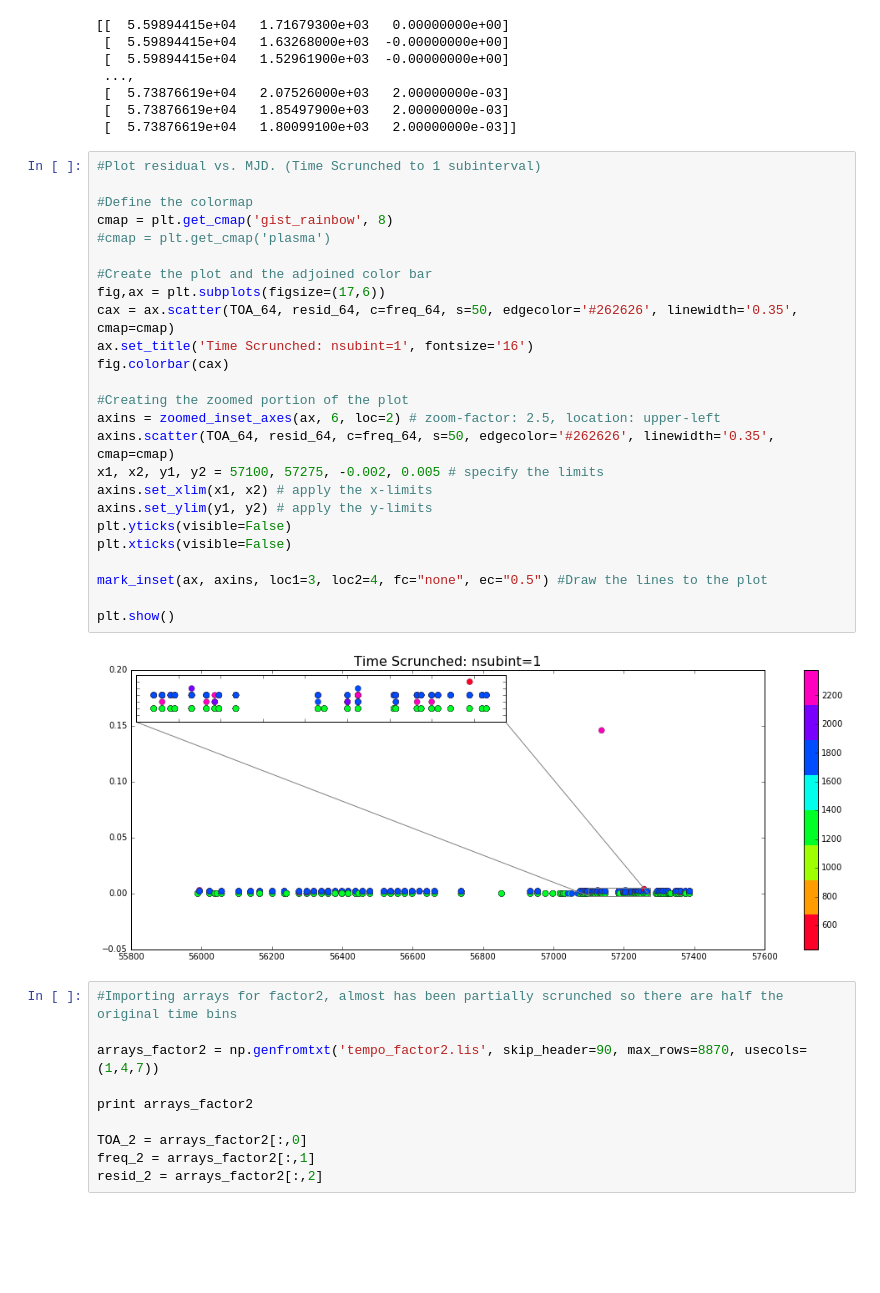
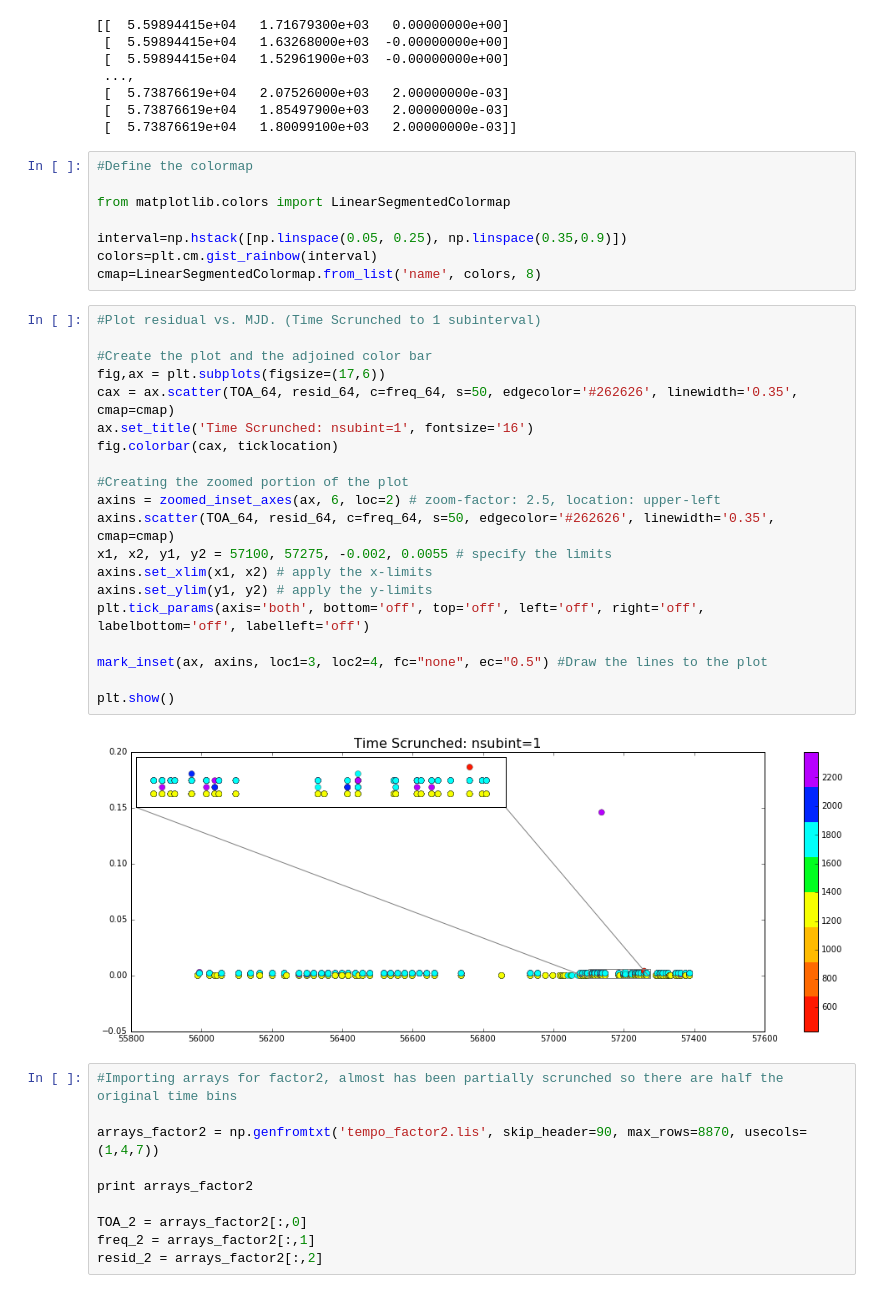
Before and after one commit to elliesch/pulsar_codes, a Jupyter notebook: ResidVsTime.ipynb, the cells around one changed output. Drawn from its saved outputs; the diff is of its cells as text; blank space fills up the shorter version.

Commit message:
Changed colorbar and plot bounds

```diff
--- a/ResidVsTime.ipynb
+++ b/ResidVsTime.ipynb
@@ -29,33 +29,36 @@ resid_64 = arrays_factor64[:,2]
  [  5.73876619e+04   2.07526000e+03   2.00000000e-03]
  [  5.73876619e+04   1.85497900e+03   2.00000000e-03]
  [  5.73876619e+04   1.80099100e+03   2.00000000e-03]]
+# %%
+#Define the colormap
+
+from matplotlib.colors import LinearSegmentedColormap
+
+interval=np.hstack([np.linspace(0.05, 0.25), np.linspace(0.35,0.9)])
+colors=plt.cm.gist_rainbow(interval)
+cmap=LinearSegmentedColormap.from_list('name', colors, 8)
 # %%
 #Plot residual vs. MJD. (Time Scrunched to 1 subinterval)
-
-#Define the colormap
-cmap = plt.get_cmap('gist_rainbow', 8)
-#cmap = plt.get_cmap('plasma')
 
 #Create the plot and the adjoined color bar
 fig,ax = plt.subplots(figsize=(17,6))
 cax = ax.scatter(TOA_64, resid_64, c=freq_64, s=50, edgecolor='#262626', linewidth='0.35', cmap=cmap)
 ax.set_title('Time Scrunched: nsubint=1', fontsize='16')
-fig.colorbar(cax)
+fig.colorbar(cax, ticklocation)
 
 #Creating the zoomed portion of the plot
 axins = zoomed_inset_axes(ax, 6, loc=2) # zoom-factor: 2.5, location: upper-left
 axins.scatter(TOA_64, resid_64, c=freq_64, s=50, edgecolor='#262626', linewidth='0.35', cmap=cmap)
-x1, x2, y1, y2 = 57100, 57275, -0.002, 0.005 # specify the limits
+x1, x2, y1, y2 = 57100, 57275, -0.002, 0.0055 # specify the limits
 axins.set_xlim(x1, x2) # apply the x-limits
 axins.set_ylim(y1, y2) # apply the y-limits
-plt.yticks(visible=False)
-plt.xticks(visible=False)
+plt.tick_params(axis='both', bottom='off', top='off', left='off', right='off', labelbottom='off', labelleft='off')
 
 mark_inset(ax, axins, loc1=3, loc2=4, fc="none", ec="0.5") #Draw the lines to the plot
 
 plt.show()
 # %% [output]
-[figure, old version]
+[figure, new version]
 # %%
 #Importing arrays for factor2, almost has been partially scrunched so there are half the original time bins
 
```
Also changed, not shown: parts of 2 cells of this notebook.
